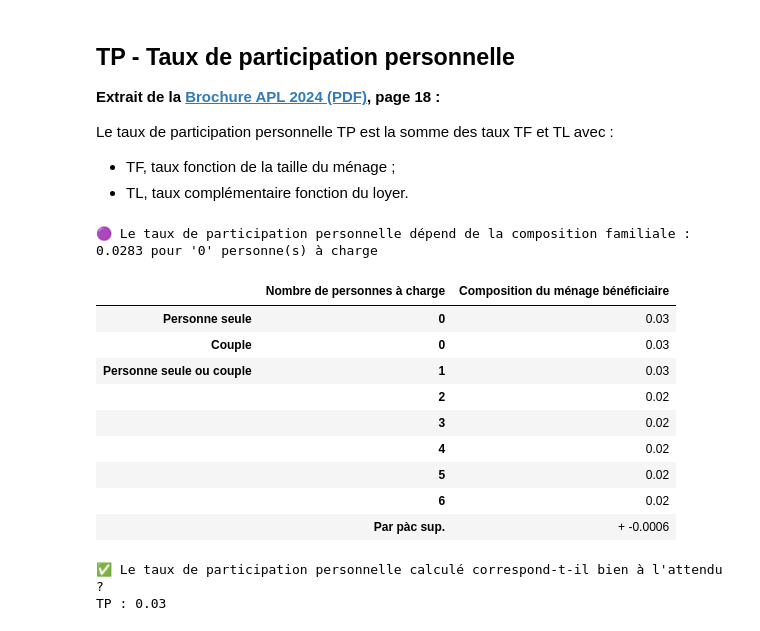
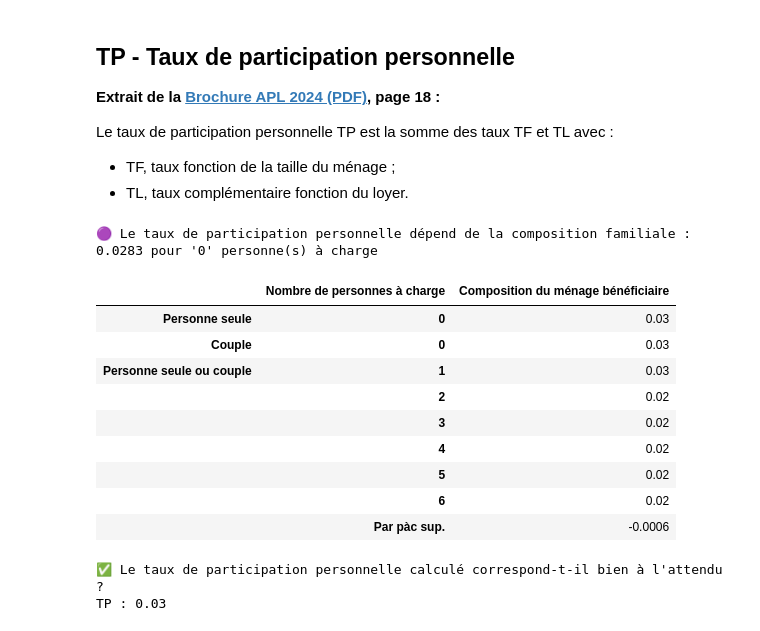
Before and after one commit to betagouv/aides-calculatrice-back, a Jupyter notebook: notebooks/apl_logement_ordinaire.ipynb, the cells around one changed output. Drawn from its saved outputs; the diff is of its cells as text; code cells hidden in the pictures.

```diff
--- a/notebooks/apl_logement_ordinaire.ipynb
+++ b/notebooks/apl_logement_ordinaire.ipynb
@@ -645,40 +665,42 @@ data_parametres_tp = {
         ('Personne seule ou couple', '4'): [parametres_tp.avec_4_enfants],
         ('Personne seule ou couple', '5'): [parametres_tp.avec_5_enfants],
         ('Personne seule ou couple', '6'): [parametres_tp.avec_6_enfants],
-        ('', 'Par pàc sup.'): [
-            f'+ {parametres_tp.maj_par_enf_supp}'
-            ]
+        ('', 'Par pàc sup.'): [str(parametres_tp.maj_par_enf_supp)]  # évite l'arrondi de ce paramètre à +2 décimales
     }
 
 index = Index(['Composition du ménage bénéficiaire'], name='Nombre de personnes à charge')
 df_parametres_tp = DataFrame(data_parametres_tp, index=index)
 
 # Réorganiser les colonnes pour correspondre à l'ordre souhaité
 df_parametres_tp = df_parametres_tp[[
     ('Personne seule', '0'),
     ('Couple', '0'),
     ('Personne seule ou couple', '1'),
     ('Personne seule ou couple', '2'),
     ('Personne seule ou couple', '3'),
     ('Personne seule ou couple', '4'),
     ('Personne seule ou couple', '5'),
     ('Personne seule ou couple', '6'),
     ('', 'Par pàc sup.')]]
 
 print(f"🟣 Le taux de participation personnelle dépend de la composition familiale : {tp_analyse} pour '{al_nb_personnes_a_charge}' personne(s) à charge")
-df_parametres_tp.T.style.format(precision=NB_DECIMALES).map(colorie_reference, reference=tp_analyse)
+
+if al_nb_personnes_a_charge <= 6:
+    df_parametres_tp.T.style.format(precision=NB_DECIMALES).map(colorie_reference, reference=tp_analyse)
+else:
+    df_parametres_tp.T.style.format(precision=NB_DECIMALES).map(colorie_reference, reference=parametres_tp.maj_par_enf_supp)
 # %% [output]
 🟣 Le taux de participation personnelle dépend de la composition familiale : 0.0283 pour '0' personne(s) à charge
 |  | Nombre de personnes à charge | Composition du ménage bénéficiaire |
 | Personne seule | 0 | 0.03 |
 | Couple | 0 | 0.03 |
 | Personne seule ou couple | 1 | 0.03 |
 |  | 2 | 0.02 |
 |  | 3 | 0.02 |
 |  | 4 | 0.02 |
 |  | 5 | 0.02 |
 |  | 6 | 0.02 |
-|  | Par pàc sup. | + -0.0006 |
+|  | Par pàc sup. | -0.0006 |
 # %%
 # IDENTIFICATION DU TP CALCULE
 
```
Also changed, not shown: parts of 6 cells of this notebook.
